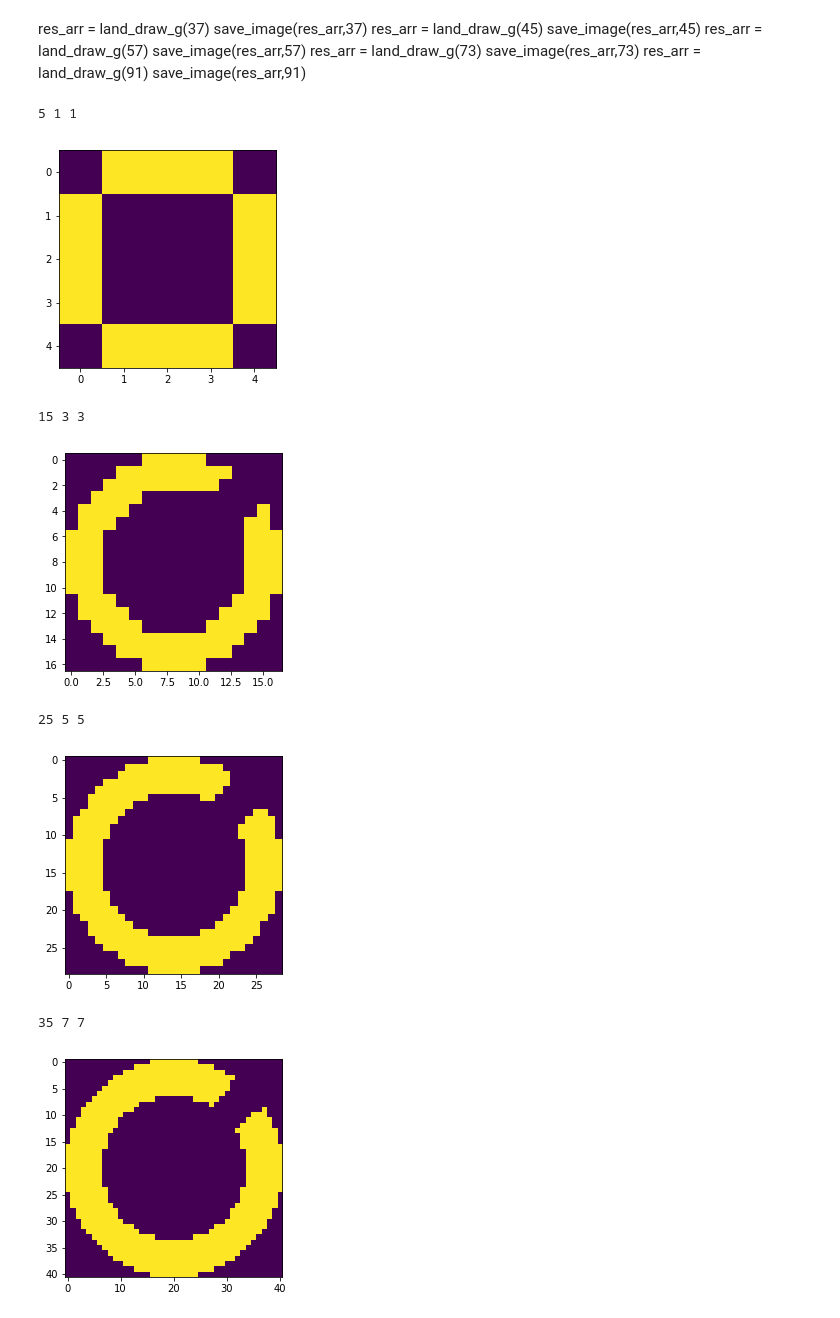
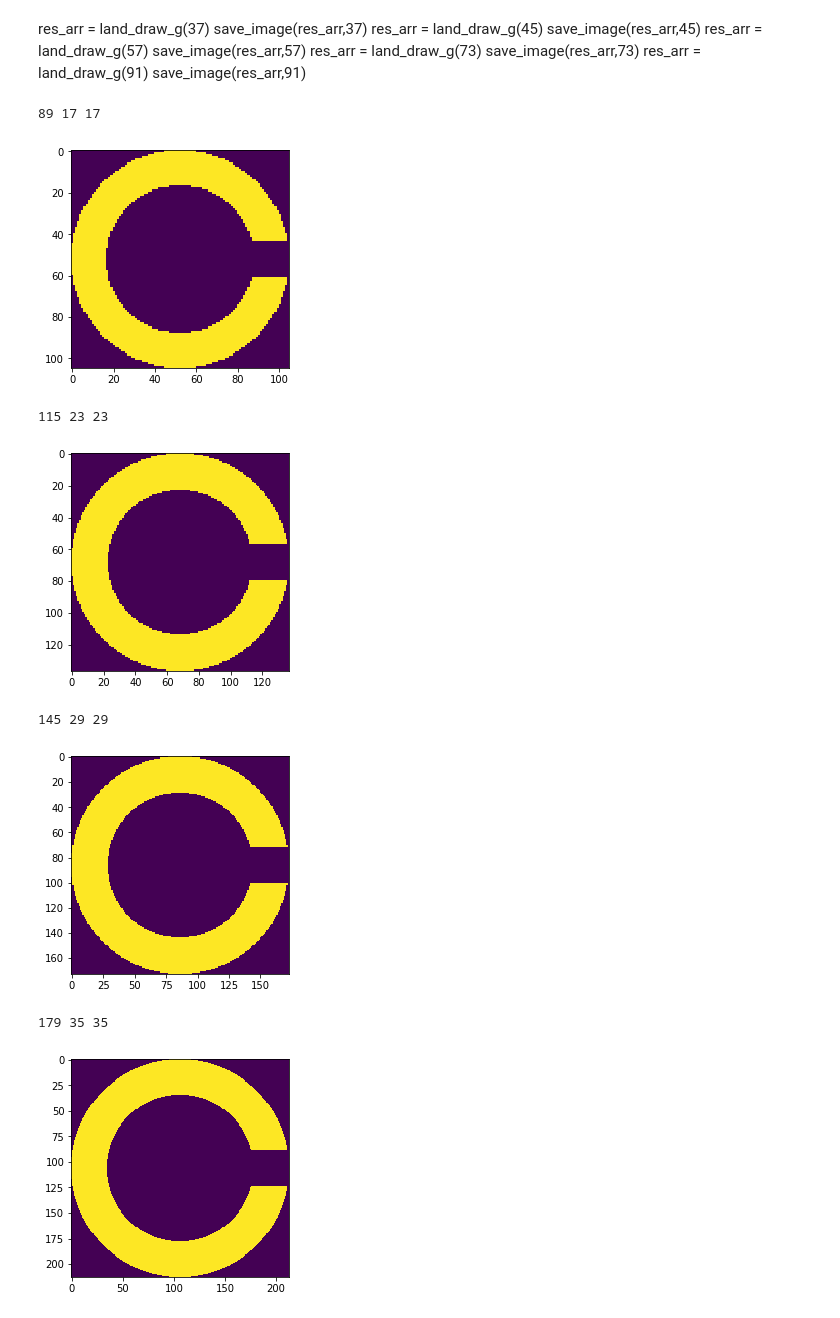
Before and after one commit to Vor2d/VORHead, a Jupyter notebook: DataAnalyzer/Draw.ipynb, the cells around one changed output. Cells and saved outputs as stored; diff of their text form; code cells hidden in the pictures.

Commit message:
Draw Test

```diff
--- a/DataAnalyzer/Draw.ipynb
+++ b/DataAnalyzer/Draw.ipynb
@@ -136,15 +136,19 @@ save_image(res_arr,73)
 res_arr = land_draw_g(91)
 save_image(res_arr,91)
 # %%
-for i in range(1,30,2):
-    res_arr = land_draw_g(i,True)
-    save_image(res_arr,i+100)
+#for i in range(1,30,2):
+#    res_arr = land_draw_g(i,True)
+#    save_image(res_arr,i+100)
+
+for i in [18,23,29,36,46,58,73,92]:
+    res_arr = land_draw_g(i,False)
+    save_image(res_arr,i)
 # %% [output]
-5 1 1
+89 17 17
-[figure, old version]
+[figure, new version]
-15 3 3
+115 23 23
-[figure, old version]
+[figure, new version]
-25 5 5
+145 29 29
-[figure, old version]
+[figure, new version]
-35 7 7
+179 35 35
-[figure, old version]
+[figure, new version]
```
Also changed, not shown: parts of 1 cell of this notebook, 1 other file.
